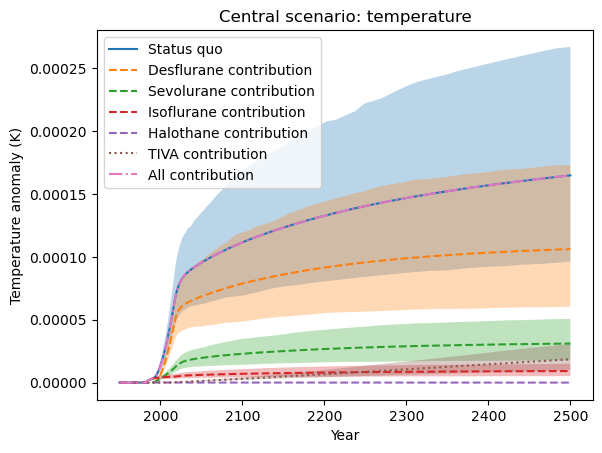
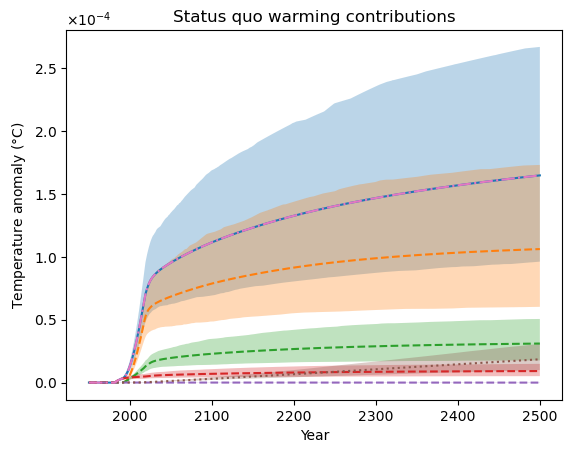
The notebook cell's code change between the first figure and the second:
--- before
+++ after
@@ -29,7 +29,13 @@
 plt.plot(timebounds_1[initial_year:], mean_f_status_q_desflurane_temperature[initial_year:] + mean_f_status_q_sevo_temperature[initial_year:] + mean_f_status_q_iso_temperature[initial_year:] + mean_f_status_q_halo_temperature[initial_year:] + mean_f_status_q_tiva_temperature[initial_year:], label='All contribution', linestyle='-.')
 
-plt.title('Central scenario: temperature')
+plt.title('Status quo warming contributions')
 plt.xlabel('Year')
-plt.ylabel('Temperature anomaly (K)')
-plt.legend()
+plt.ylabel('Temperature anomaly ($\degree$C)')
+# plt.legend()
+
+ax = plt.gca()
+ax.yaxis.set_major_formatter(ticker.ScalarFormatter(useMathText=True))
+ax.ticklabel_format(axis='y', style='sci', scilimits=(-4, -4))
+
+plt.savefig("status_quo_warming_contributions_full.png", dpi=300, bbox_inches="tight")
 plt.show()

Commit: Add plots paper and numerical values